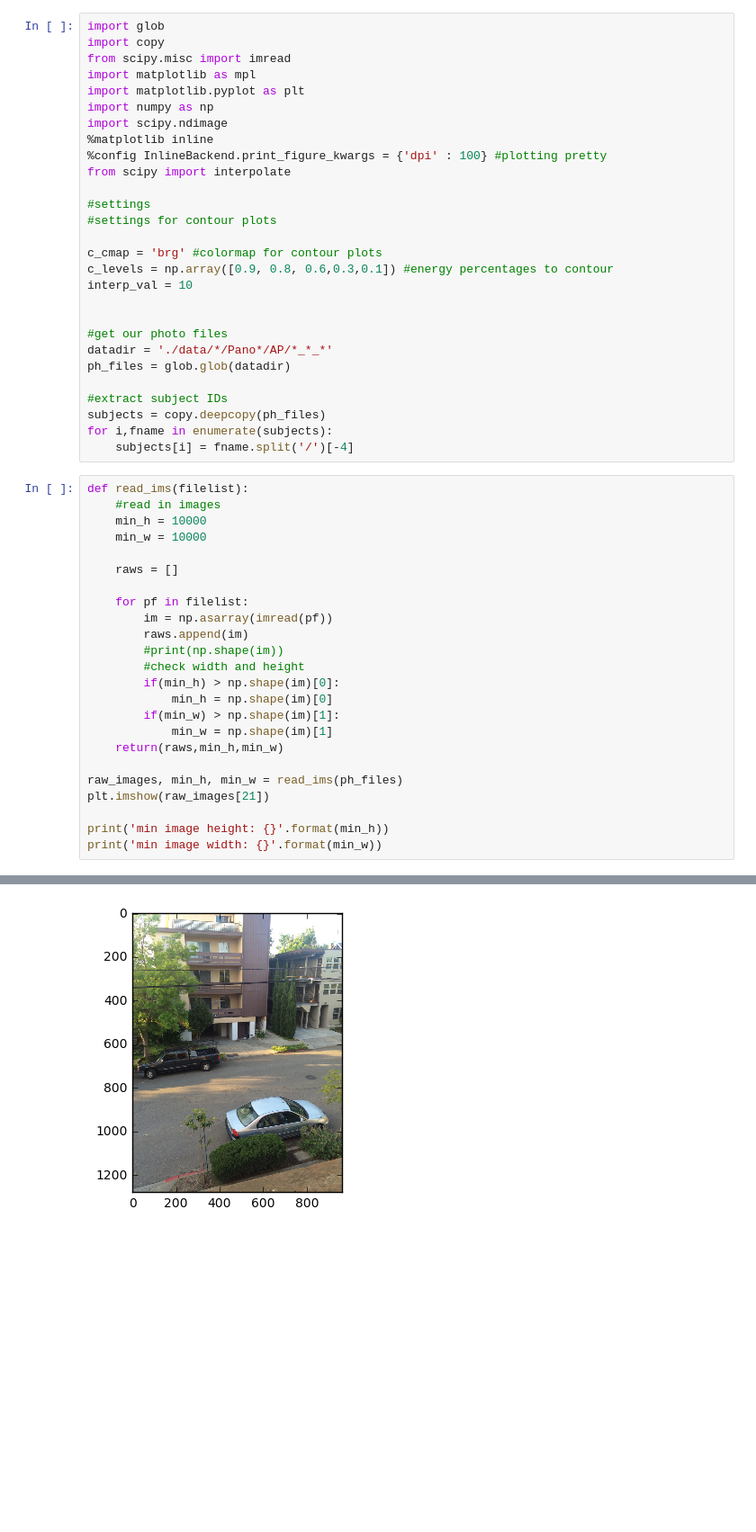
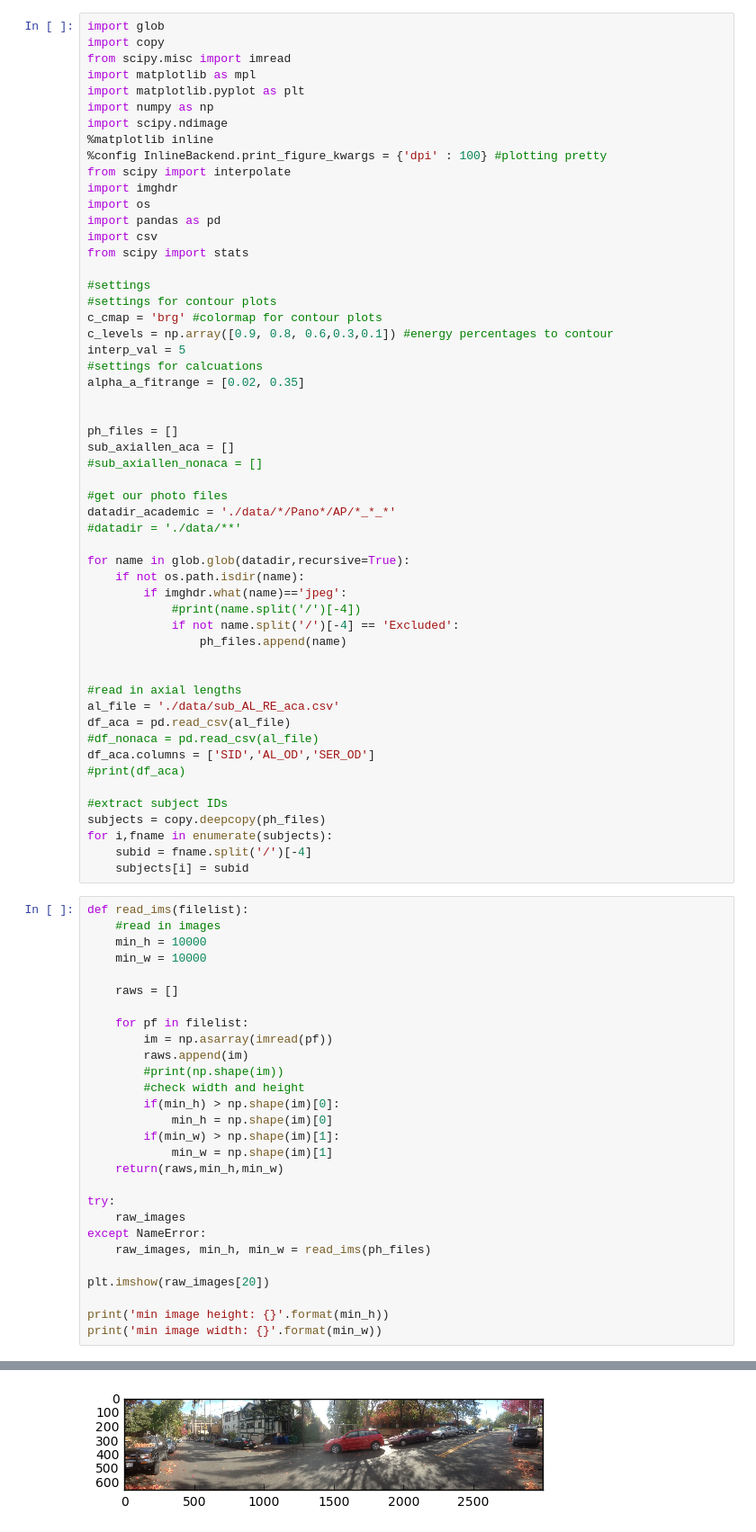
Before and after one commit to Akshugopi/myopiaNaturalScenes, a Jupyter notebook: myopiaNaturalScenes.ipynb, the cells around one changed output, grey strips where cells are left out. Shown at 90% size. Drawn from its saved outputs; the diff is of its cells as text; blank space fills up the shorter version.

```diff
--- a/myopiaNaturalScenes.ipynb
+++ b/myopiaNaturalScenes.ipynb
@@ -9,23 +9,49 @@ import scipy.ndimage
 %matplotlib inline
 %config InlineBackend.print_figure_kwargs = {'dpi' : 100} #plotting pretty
 from scipy import interpolate
+import imghdr
+import os
+import pandas as pd
+import csv
+from scipy import stats
 
 #settings
 #settings for contour plots
-
 c_cmap = 'brg' #colormap for contour plots
 c_levels = np.array([0.9, 0.8, 0.6,0.3,0.1]) #energy percentages to contour
-interp_val = 10
+interp_val = 5
+#settings for calcuations
+alpha_a_fitrange = [0.02, 0.35]
 
 
+ph_files = []
+sub_axiallen_aca = []
+#sub_axiallen_nonaca = []
+
 #get our photo files
-datadir = './data/*/Pano*/AP/*_*_*'
-ph_files = glob.glob(datadir)
+datadir_academic = './data/*/Pano*/AP/*_*_*'
+#datadir = './data/**'
+
+for name in glob.glob(datadir,recursive=True):
+    if not os.path.isdir(name):
+        if imghdr.what(name)=='jpeg':
+            #print(name.split('/')[-4])
+            if not name.split('/')[-4] == 'Excluded':
+                ph_files.append(name)
+
+
+#read in axial lengths
+al_file = './data/sub_AL_RE_aca.csv'
+df_aca = pd.read_csv(al_file)
+#df_nonaca = pd.read_csv(al_file)
+df_aca.columns = ['SID','AL_OD','SER_OD']
+#print(df_aca)
 
 #extract subject IDs
 subjects = copy.deepcopy(ph_files)
 for i,fname in enumerate(subjects):
-    subjects[i] = fname.split('/')[-4]
+    subid = fname.split('/')[-4]
+    subjects[i] = subid
 # %%
 def read_ims(filelist):
     #read in images
@@ -45,8 +71,12 @@ def read_ims(filelist):
             min_w = np.shape(im)[1]
     return(raws,min_h,min_w)
 
-raw_images, min_h, min_w = read_ims(ph_files)
-plt.imshow(raw_images[21])
+try:
+    raw_images
+except NameError:
+    raw_images, min_h, min_w = read_ims(ph_files)
+
+plt.imshow(raw_images[20])
 
 print('min image height: {}'.format(min_h))
 print('min image width: {}'.format(min_w))
@@ -55,5 +85,5 @@ min image height: 653
 min image width: 640
-[figure, old version]
+[figure, new version]
 # %%
 def cropims(ims,crop_h,crop_w,area):
     h_crop_h = np.int(crop_h/2)
```
Also changed, not shown: parts of 17 cells of this notebook.
